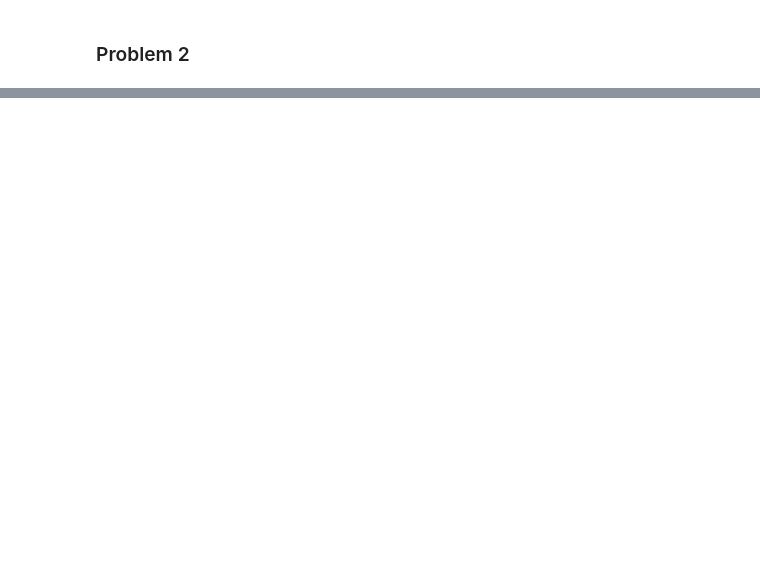
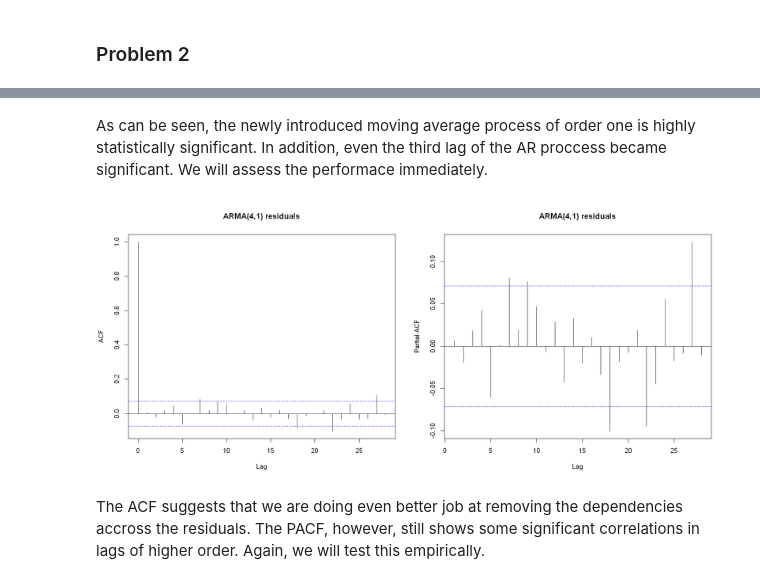
Before and after one commit to JanK0095/Financial-Econometrics-Course-Projects, a Jupyter notebook: HW2/Problem 1.ipynb, the cells around one changed output, grey strips where cells are left out. Drawn from its saved outputs; the diff is of its cells as text; code cells hidden in the pictures; blank space fills up the shorter version.

```diff
--- a/HW2/Problem 1.ipynb
+++ b/HW2/Problem 1.ipynb
@@ -287,0 +372,4 @@ pacf(na.omit(log_returns_means))
+# %%
+#ARMA(4,1)
+arma41 <- Arima(log_returns_means, order = c(4, 0, 1))
+summary(arma41)
@@ -287,0 +393,12 @@ pacf(na.omit(log_returns_means))
+# %% [markdown]
+As can be seen, the newly introduced moving average process of order one is highly statistically significant. In addition, even the third lag of the AR proccess became significant. We will assess the performace immediately.
+# %%
+#ACF and PACF
+par(mfrow=c(1,2))
+options(repr.plot.width = 16, repr.plot.height = 7)
+acf(arma41$residuals, main = "ARMA(4,1) residuals")
+pacf(arma41$residuals, main = "ARMA(4,1) residuals")
+# %% [output]
+[figure, added]
+# %% [markdown]
+The ACF suggests that we are doing even better job at removing the dependencies accross the residuals. The PACF, however, still shows some significant correlations in lags of higher order. Again, we will test this empirically.
```
Also changed, not shown: parts of 33 cells of this notebook.
